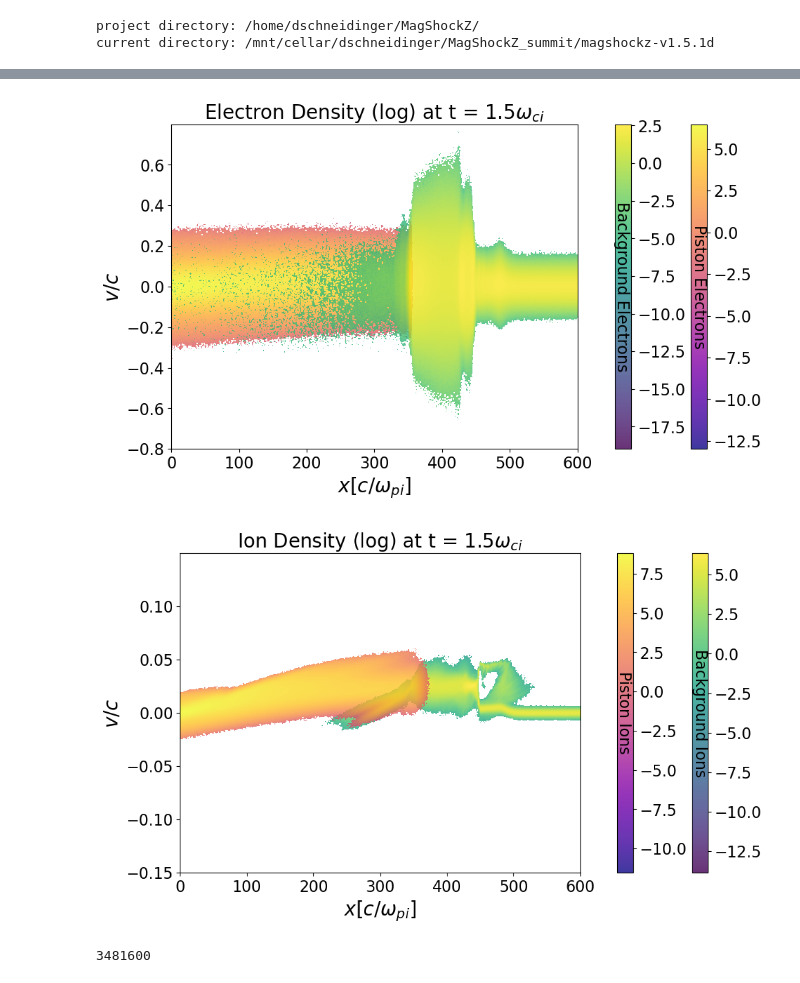
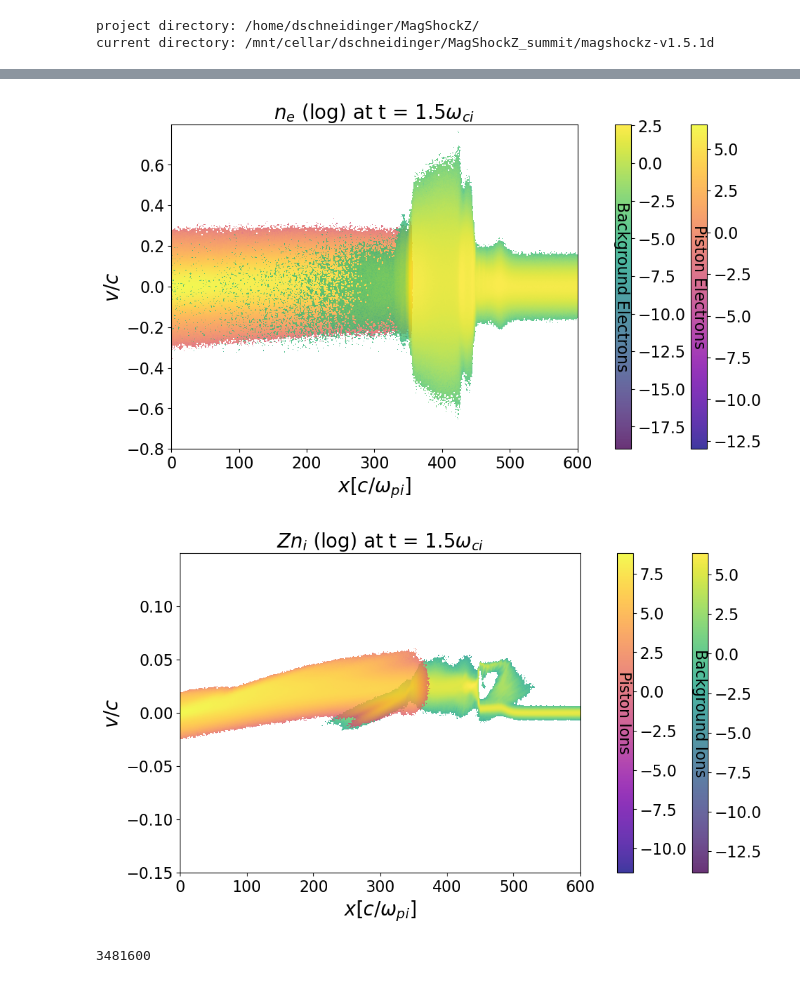
Before and after one commit to Schaeffer-Lab/MagShockZ, a Jupyter notebook: analysis_scripts/peek_at_sim1d.ipynb, the cells around one changed output, grey strips where cells are left out. Drawn from its saved outputs; the diff is of its cells as text; code cells hidden in the pictures.

```diff
--- a/analysis_scripts/peek_at_sim1d.ipynb
+++ b/analysis_scripts/peek_at_sim1d.ipynb
@@ -142,41 +140,41 @@ if electron_data:
     cbar2.set_label('Background Electrons', rotation=270, labelpad=-57, size = 16)
 
     # Set titles and labels
-    ax_electron.set_title(f'Electron Density (log) at t = {round(quantity[4][timestep]/8143,2)}' + r'$\omega_{ci}$')
+    ax_electron.set_title(r'$n_e$ (log) at '+f't = {round(quantity[4][timestep]/8143,2)}' + r'$\omega_{ci}$')
     ax_electron.set_xlabel(r'$x [c/\omega_{pi}]$')
     ax_electron.set_ylabel(r'$v/c$')
 
 if ion_data:
     # Plot the first ion dataset with correct boundaries
     im_ion1 = ax_ion.imshow(ion_data[0], origin='lower', aspect='auto', cmap='viridis', alpha=0.8,
                             extent=[phase_space_bounds['ionsBackground']['xmin'], phase_space_bounds['ionsBackground']['xmax'],
                                                phase_space_bounds['ionsBackground']['vmin'], phase_space_bounds['ionsBackground']['vmax']])
     cbar1 = fig_ion.colorbar(im_ion1, ax=ax_ion, fraction=0.046, pad=0.10)
     cbar1.set_label('Background Ions', rotation=270, labelpad=-56, size = 16)
 
     # Plot the second ion dataset on the same axes with a different color map and correct boundaries
     im_ion2 = ax_ion.imshow(ion_data[1], origin='lower', aspect='auto', cmap='plasma', alpha=0.8,
                             extent=[phase_space_bounds['ionsPiston']['xmin'], phase_space_bounds['ionsPiston']['xmax'],
                                                phase_space_bounds['ionsPiston']['vmin'], phase_space_bounds['ionsPiston']['vmax']])
     cbar2 = fig_ion.colorbar(im_ion2, ax=ax_ion, fraction=0.046, pad=0.08, location='right')
     cbar2.set_label('Piston Ions', rotation=270, labelpad=-57, size = 16)
 
     # Set titles and labels
-    ax_ion.set_title(f'Ion Density (log) at t = {round(quantity[4][timestep]/8143,2)}' + r'$\omega_{ci}$')
+    ax_ion.set_title(r'$Z n_i$ (log) at ' +f't = {round(quantity[4][timestep]/8143,2)}' + r'$\omega_{ci}$')
     ax_ion.set_xlabel(r'$x [c/\omega_{pi}]$')
     ax_ion.set_ylabel(r'$v/c$')
 
 
 x_start, x_end = 0, 600  # Example x-axis limits
 y_start, y_end = -0.05, 0.05   # Example y-axis limits
 ax_electron.set_xlim(x_start, x_end)
 # ax_electron.set_ylim(y_start, y_end)
 ax_ion.set_xlim(x_start, x_end)
 # ax_ion.set_ylim(y_start, y_end)
 plt.show()
 # %% [output]
-[figure, old version]
+[figure, new version]
-[figure, old version]
+[figure, new version]
 # %%
 np.size(electron_data[0])
 # %% [output]
```
Also changed, not shown: parts of 2 cells of this notebook, 16 other files.
